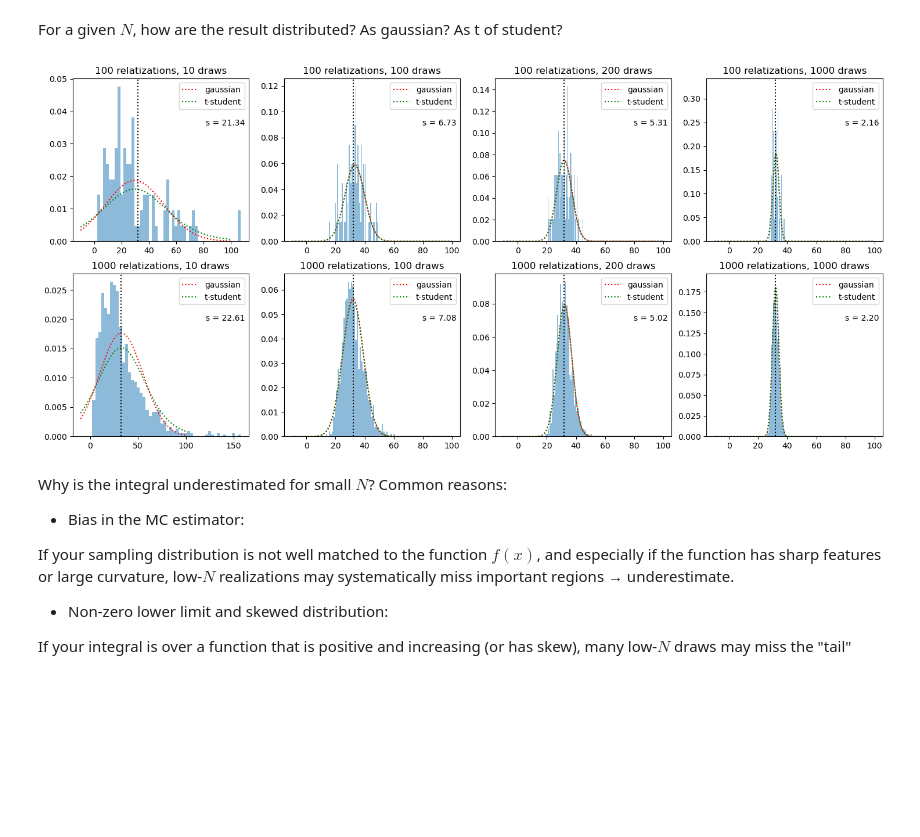
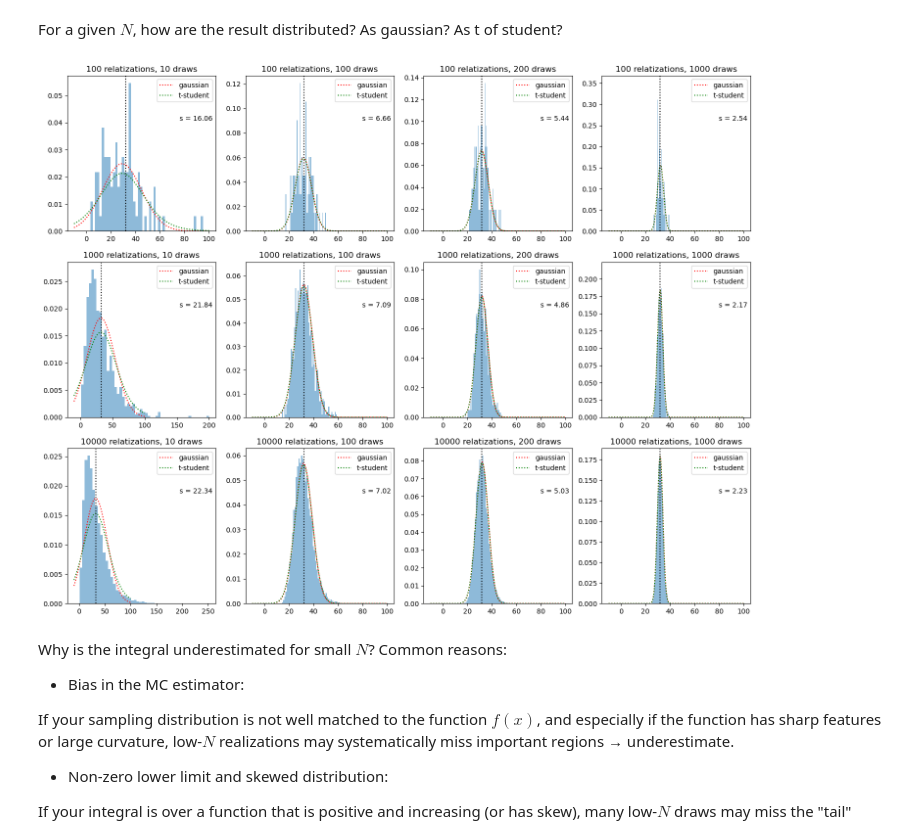
Before and after one commit to robertoinfurna/astrostatistics_bicocca_2024, a Jupyter notebook: working/03_A_gaussian_integral.ipynb, the cells around one changed output. Cells and saved outputs as stored; diff of their text form; code cells hidden in the pictures; blank space fills up the shorter version.

```diff
--- a/working/03_A_gaussian_integral.ipynb
+++ b/working/03_A_gaussian_integral.ipynb
@@ -71,34 +71,34 @@ As gaussian? As t of student?
 # %%
 from scipy.stats import norm
 from scipy.stats import t as student_t
 
-fig, ax = plt.subplots(2,4,figsize=(18, 8))
+fig, ax = plt.subplots(3,4,figsize=(18, 14))
 
-for j,realizations in enumerate([100,1000]):
+for j,realizations in enumerate([100,1000,10000]):
 
     for i,N in enumerate([10,100,200,1000]):
         integrals = []
         for _ in range(realizations):
             integrals.append(integral_MC(N))
 
         ax[j,i].hist(integrals,density=True,alpha=0.5,bins=50)
 
         mean = np.average(integrals)
         std = np.std(integrals, ddof=1)
 
 
         x = np.linspace(-10, 100, 1000)
         ax[j,i].plot(x,norm(loc=mean,scale=std).pdf(x),linestyle=':',c='red',label='gaussian')
         ax[j,i].plot(x,student_t(df=N-1, loc=mean, scale=std * np.sqrt((N-1) / (N-3))).pdf(x),linestyle=':',c='green',label='t-student')
         ax[j,i].axvline(x=knownresult,linestyle=':',c='black')
         ax[j,i].set_title(f'{realizations:.0f} relatizations, {N:.0f} draws')
         ax[j,i].text(0.98, 0.7, f"s = {std:.2f}", transform=ax[j,i].transAxes, ha='right', va='bottom')
 
         ax[j,i].legend()
 
 plt.show()
 # %% [output]
-[figure, old version]
+[figure, new version]
 # %% [markdown]
 Why is the integral underestimated for small $N$?
 Common reasons:
```
Also changed, not shown: parts of 2 cells of this notebook.
